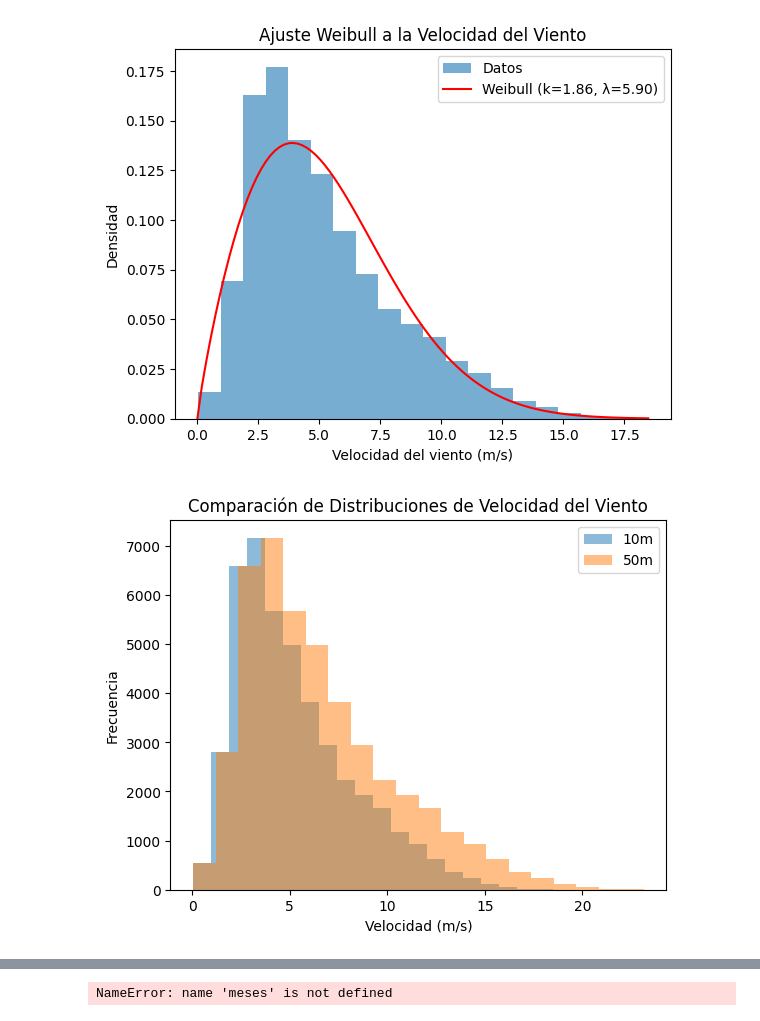
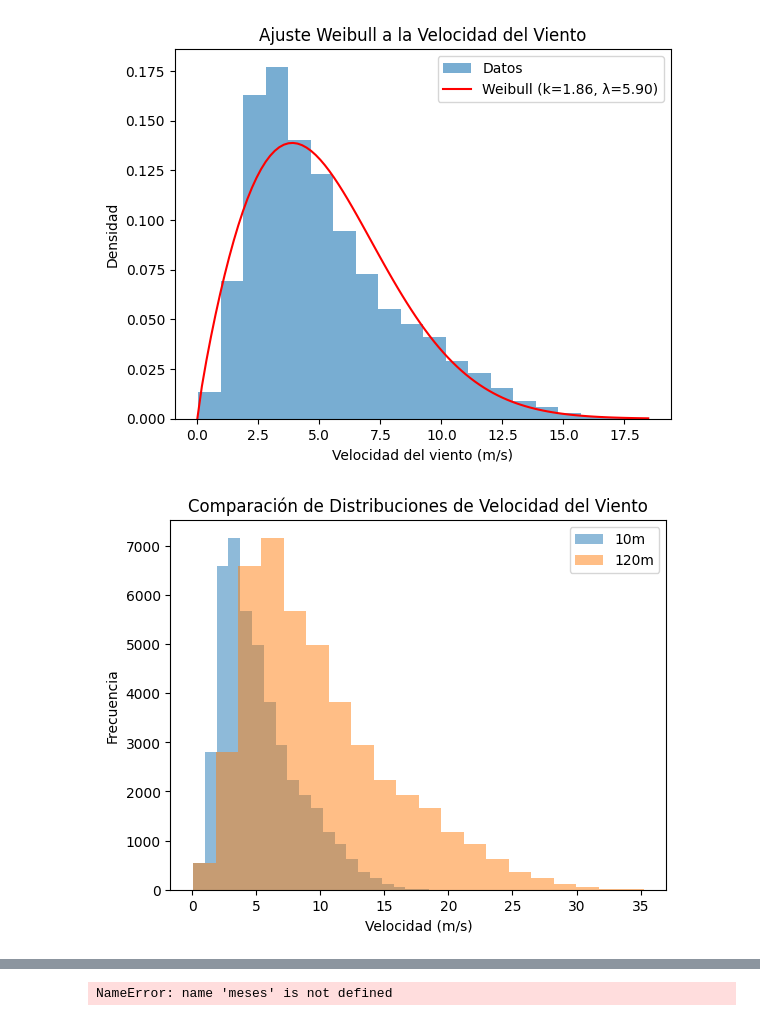
Before and after one commit to GiovanniSecchia/GiovanniSecchia, a Jupyter notebook: Eolica_2025/Ejemplo3.ipynb, the cells around one changed output, grey strips where cells are left out. Saved outputs shown, nothing was run; the diff lists cells and outputs as text; code cells hidden in the pictures.

```diff
--- a/Eolica_2025/Ejemplo3.ipynb
+++ b/Eolica_2025/Ejemplo3.ipynb
@@ -102,24 +102,24 @@ plt.show()
 [figure]
 # %%
 
-# Extrapolación a mayor altura usando la ley de potencia (α ≈ 0.14 para terrenos urbanos)
-def extrapolate_wind_speed(v10, h1=10, h2=50, alpha=0.14):
+# Extrapolación a mayor altura usando la ley de potencia (α ≈ 0.26 para zonas boscosas)
+def extrapolate_wind_speed(v10, h1=10, h2=120, alpha=0.26):
     return v10 * (h2 / h1) ** alpha
 # %%
 
-df['wind_speed_50m'] = extrapolate_wind_speed(df['wind_speed'])
+df['wind_speed_120m'] = extrapolate_wind_speed(df['wind_speed'])
 
 # Gráfica de comparación
 plt.figure()
 plt.hist(df['wind_speed'], bins=20, alpha=0.5, label='10m')
-plt.hist(df['wind_speed_50m'], bins=20, alpha=0.5, label='50m')
+plt.hist(df['wind_speed_120m'], bins=20, alpha=0.5, label='120m')
 plt.title('Comparación de Distribuciones de Velocidad del Viento')
 plt.xlabel('Velocidad (m/s)')
 plt.ylabel('Frecuencia')
 plt.legend()
 plt.show()
 # %% [output]
-[figure, old version]
+[figure, new version]
 # %%
 # Rosa de los vientos
 fig = plt.figure()
```
Also changed, not shown: parts of 2 cells of this notebook.
